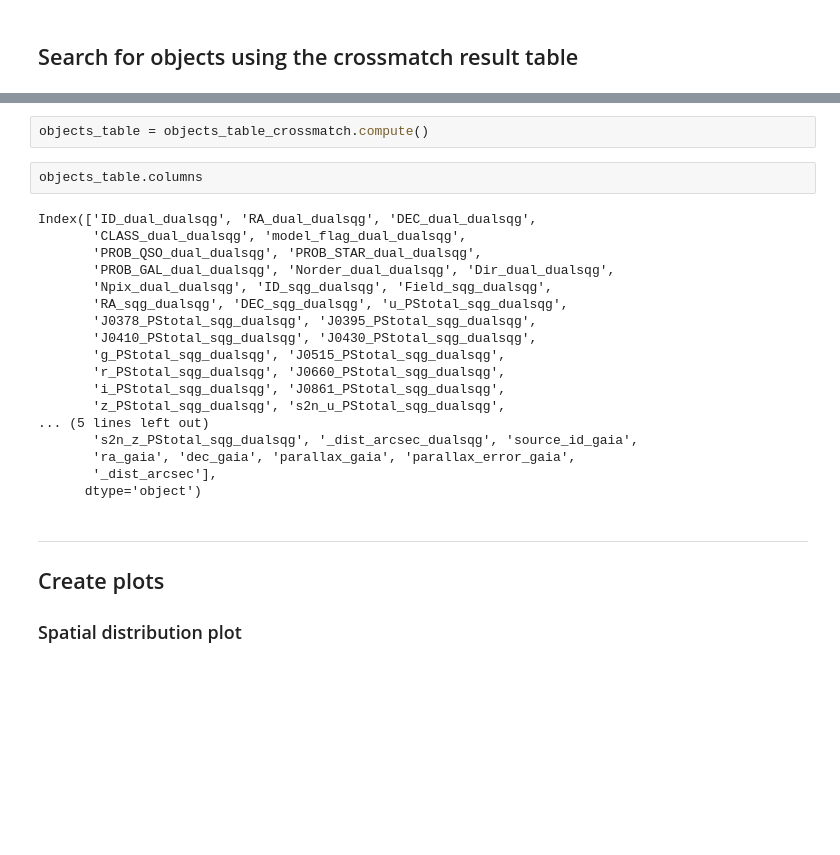
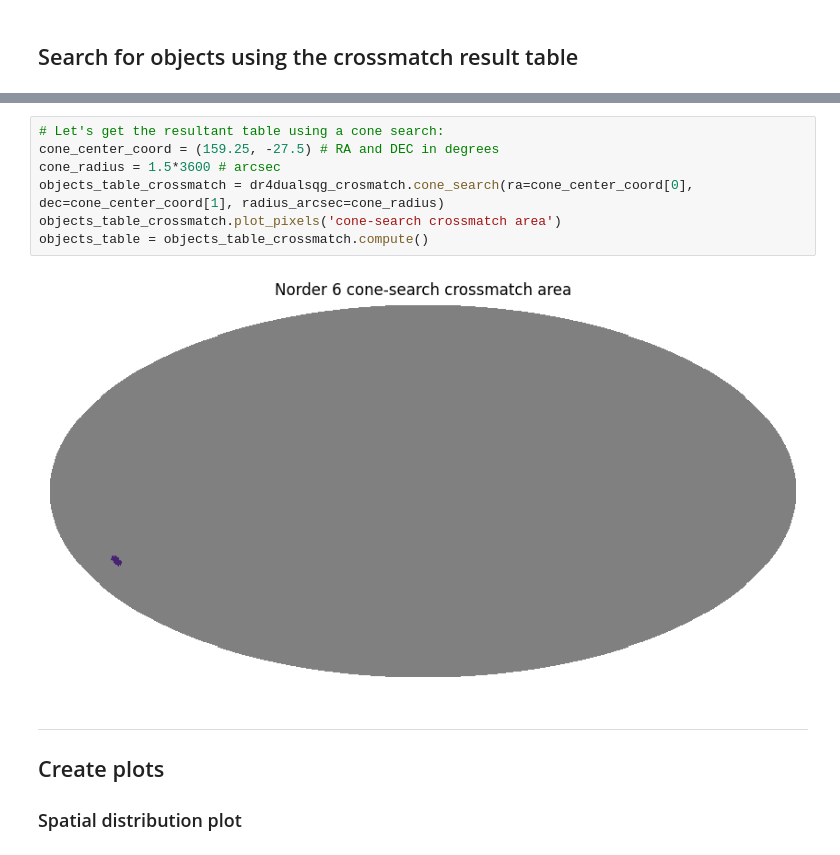
Before and after one commit to felipefer42/XLVII_SAB_workshop, a Jupyter notebook: content/hands-on/2nd_science_case_solution.ipynb, the cells around one changed output, grey strips where cells are left out. Saved outputs shown, nothing was run; the diff lists cells and outputs as text; blank space fills up the shorter version.

```diff
--- a/content/hands-on/2nd_science_case_solution.ipynb
+++ b/content/hands-on/2nd_science_case_solution.ipynb
@@ -149,25 +138,12 @@ objects_table_crossmatch.plot_pixels('cone-search crossmatch area')
-# %%
-objects_table = objects_table_crossmatch.compute()
-# %%
-objects_table.columns
-# %% [output]
-Index(['ID_dual_dualsqg', 'RA_dual_dualsqg', 'DEC_dual_dualsqg',
-       'CLASS_dual_dualsqg', 'model_flag_dual_dualsqg',
-       'PROB_QSO_dual_dualsqg', 'PROB_STAR_dual_dualsqg',
-       'PROB_GAL_dual_dualsqg', 'Norder_dual_dualsqg', 'Dir_dual_dualsqg',
-       'Npix_dual_dualsqg', 'ID_sqg_dualsqg', 'Field_sqg_dualsqg',
-       'RA_sqg_dualsqg', 'DEC_sqg_dualsqg', 'u_PStotal_sqg_dualsqg',
-       'J0378_PStotal_sqg_dualsqg', 'J0395_PStotal_sqg_dualsqg',
-       'J0410_PStotal_sqg_dualsqg', 'J0430_PStotal_sqg_dualsqg',
-       'g_PStotal_sqg_dualsqg', 'J0515_PStotal_sqg_dualsqg',
-       'r_PStotal_sqg_dualsqg', 'J0660_PStotal_sqg_dualsqg',
-       'i_PStotal_sqg_dualsqg', 'J0861_PStotal_sqg_dualsqg',
-       'z_PStotal_sqg_dualsqg', 's2n_u_PStotal_sqg_dualsqg',
-... (5 lines left out)
-       's2n_z_PStotal_sqg_dualsqg', '_dist_arcsec_dualsqg', 'source_id_gaia',
-       'ra_gaia', 'dec_gaia', 'parallax_gaia', 'parallax_error_gaia',
-       '_dist_arcsec'],
-      dtype='object')
+# %%
+# Let's get the resultant table using a cone search:
+cone_center_coord = (159.25, -27.5) # RA and DEC in degrees
+cone_radius = 1.5*3600 # arcsec
+objects_table_crossmatch = dr4dualsqg_crosmatch.cone_search(ra=cone_center_coord[0], dec=cone_center_coord[1], radius_arcsec=cone_radius)
+objects_table_crossmatch.plot_pixels('cone-search crossmatch area')
+objects_table = objects_table_crossmatch.compute()
+# %% [output]
+[figure, added]
 # %% [markdown]
 <hr>
 
```
Also changed, not shown: parts of 24 cells of this notebook, 2 other files.
